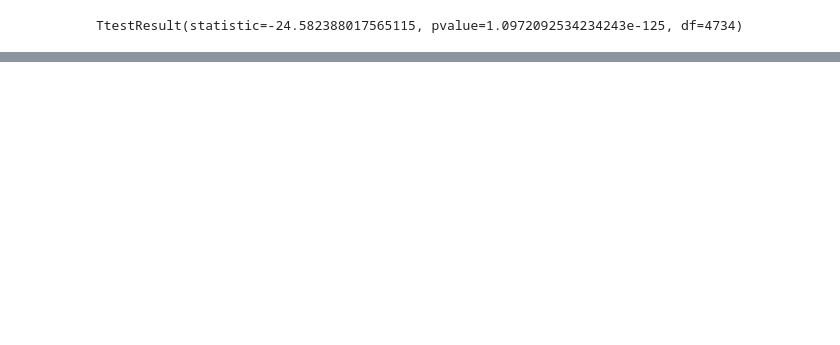
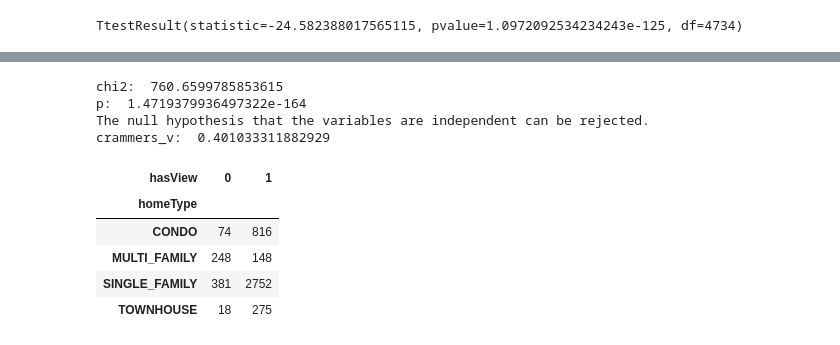
Before and after one commit to MAmin-y/House-price-analysis-and-prediction-LA-2024, a Jupyter notebook: tests.ipynb, the cells around one changed output, grey strips where cells are left out. Cells and saved outputs as stored; diff of their text form; code cells hidden in the pictures; blank space fills up the shorter version.

```diff
--- a/tests.ipynb
+++ b/tests.ipynb
@@ -236,0 +453,13 @@ Chi-Square Test: chi2 = 513.3043566052961, p-value = 1.211395027768265e-113
+# %%
+perfrom_chi2_test(df_filtered_hometypes["homeType"], df_filtered_hometypes["hasView"])
+# %% [output]
+chi2:  760.6599785853615
+p:  1.4719379936497322e-164
+The null hypothesis that the variables are independent can be rejected.
+crammers_v:  0.401033311882929
+| hasView | 0 | 1 |
+| homeType |  |  |
+| CONDO | 74 | 816 |
+| MULTI_FAMILY | 248 | 148 |
+| SINGLE_FAMILY | 381 | 2752 |
+| TOWNHOUSE | 18 | 275 |
```
Also changed, not shown: parts of 59 cells of this notebook.
